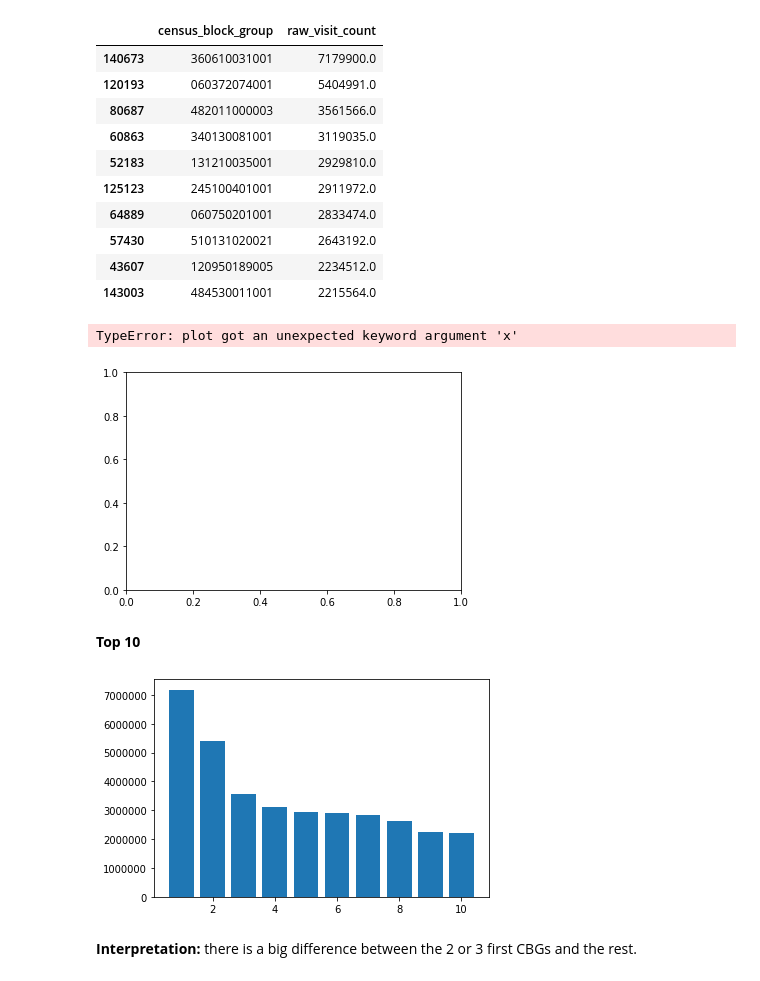
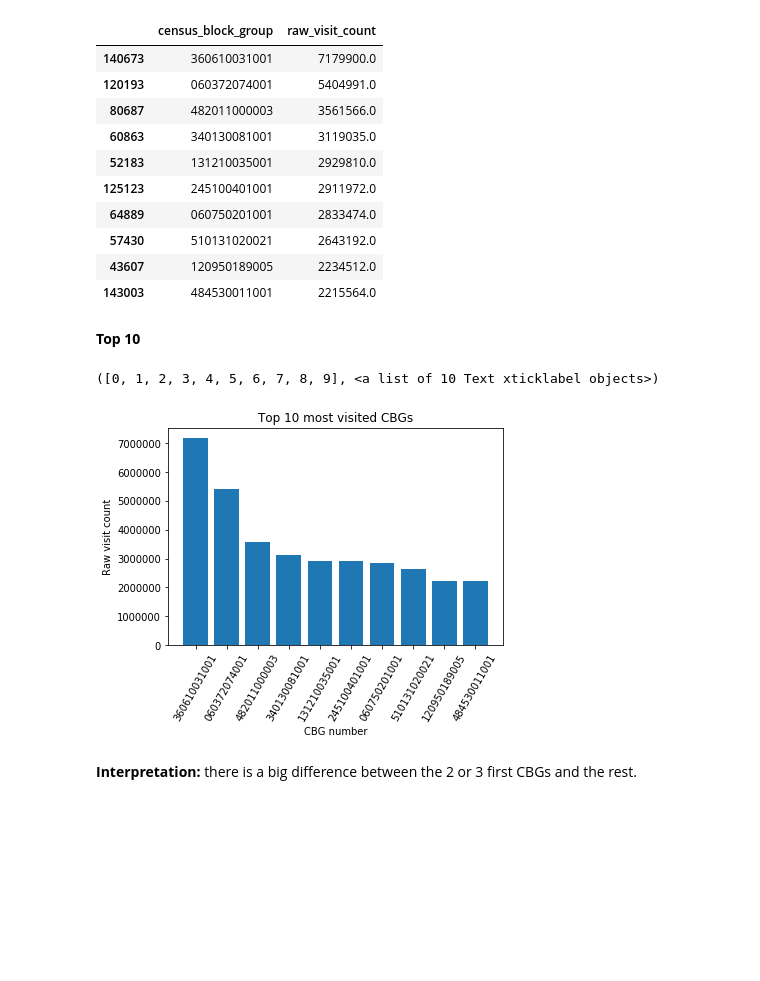
Before and after one commit to Crosita/Capstone-Project-1, a Jupyter notebook: EDA_Capstone_1.ipynb, the cells around one changed output. Cells and saved outputs as stored; diff of their text form; code cells hidden in the pictures; blank space fills up the shorter version.

```diff
--- a/EDA_Capstone_1.ipynb
+++ b/EDA_Capstone_1.ipynb
@@ -281,9 +314,9 @@ Is there a big difference in popularity/number of visits between the top 10, 50,
 
 After visualizing the top 10 CBGs on the map, we would like to learn more about the number of visits between the top 10, 50 and 100 CBGs.
 # %%
-list = common3[['census_block_group', 'raw_visit_count']]
-list = list.sort_values(by='raw_visit_count', ascending=False)
-list.head(10)
+eg = common3[['census_block_group', 'raw_visit_count']]
+eg = eg.sort_values(by='raw_visit_count', ascending=False)
+eg.head(10)
 # %% [output]
 |  | census_block_group | raw_visit_count |
 | 140673 | 360610031001 | 7179900.0 |
@@ -296,8 +329,3 @@ list.head(10)
 | 57430 | 510131020021 | 2643192.0 |
 | 43607 | 120950189005 | 2234512.0 |
 | 143003 | 484530011001 | 2215564.0 |
-# %%
-plt.plot(x=list['census_block_group'].iloc[0:10], y=list['raw_visit_count'])
-# %% [output]
-TypeError: plot got an unexpected keyword argument 'x'
-[figure, removed]
@@ -313,10 +332,13 @@ def plot_most_popular_cbgs_in_hist(number,column_name):
 # %% [markdown]
 <b>Top 10</b>
-# %%
-#The first parameter is the number of top cbgs we want to find
-#The second is the column we will use to get the visits of each cbg
-plot_most_popular_cbgs_in_hist(10,column_name)
-# %% [output]
-[figure, removed]
+# %%
+plt.bar(eg['census_block_group'].iloc[0:10], eg['raw_visit_count'].iloc[0:10])
+plt.xlabel('CBG number')
+plt.ylabel('Raw visit count')
+plt.title('Top 10 most visited CBGs')
+plt.xticks(rotation=60)
+# %% [output]
+([0, 1, 2, 3, 4, 5, 6, 7, 8, 9], <a list of 10 Text xticklabel objects>)
+[figure, added]
 # %% [markdown]
 <b> Interpretation: </b> there is a big difference between the 2 or 3 first CBGs and the rest.
```
Also changed, not shown: parts of 66 cells of this notebook.
